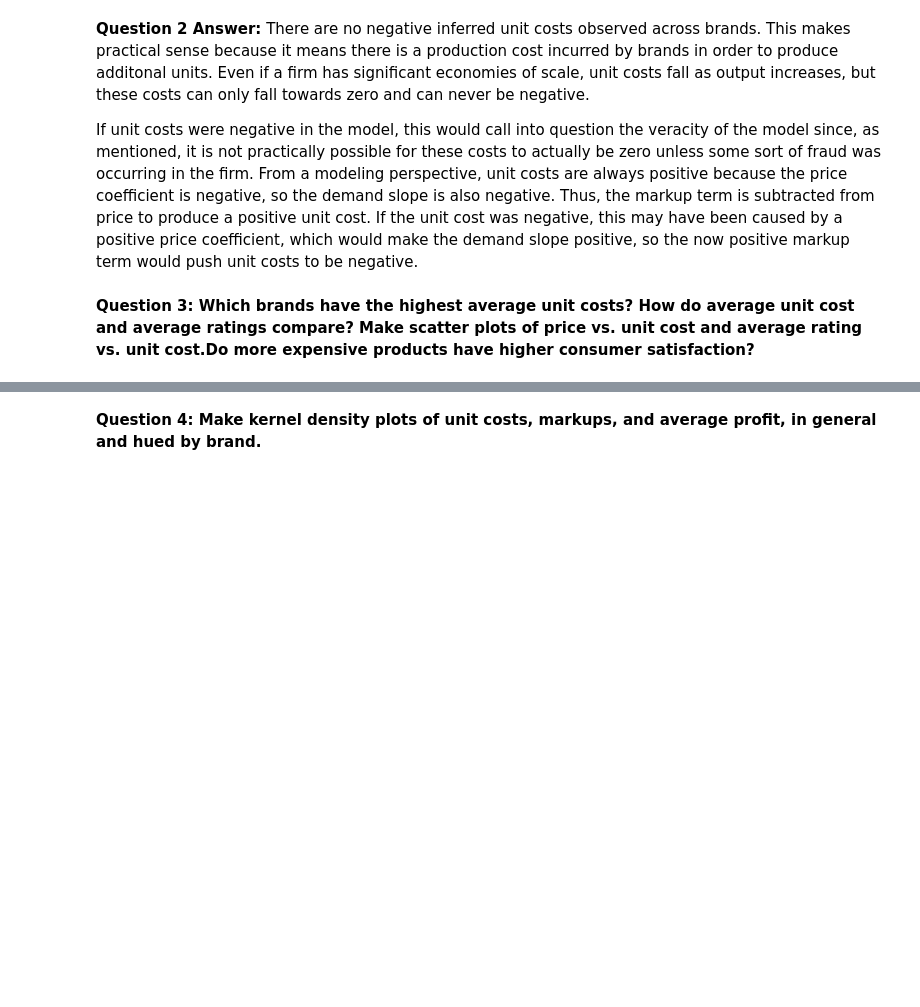
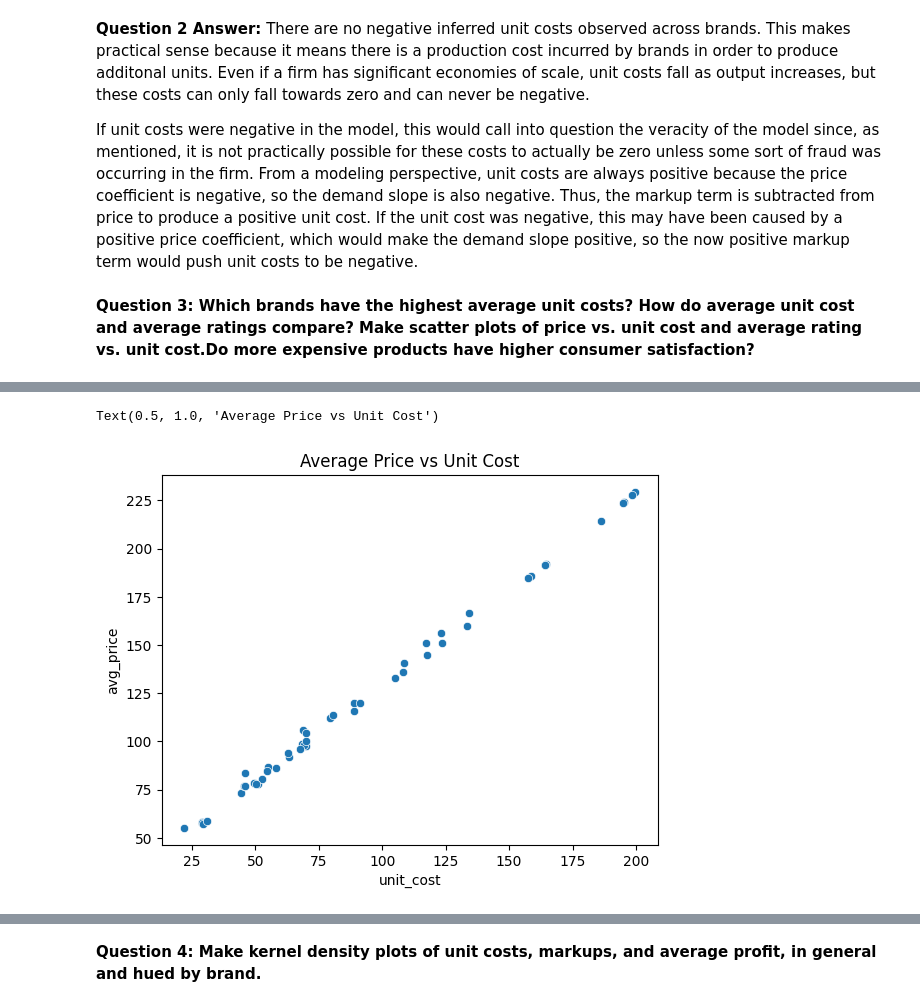
Before and after one commit to shalmalirao/ds3001-project1, a Jupyter notebook: Project2/pricing_analyst.ipynb, the cells around one changed output, grey strips where cells are left out. Saved outputs shown, nothing was run; the diff lists cells and outputs as text; code cells hidden in the pictures; blank space fills up the shorter version.

```diff
--- a/Project2/pricing_analyst.ipynb
+++ b/Project2/pricing_analyst.ipynb
@@ -6,7 +6,7 @@ from sklearn.metrics import r2_score
 import seaborn as sns
 import matplotlib.pyplot as plt
 
-df = pd.read_csv('/Users/nehajagasia/Desktop/ds3001-project1/Project2/air_fryers_clean_brand_year.csv')
+df = pd.read_csv('./air_fryers_clean_brand_year.csv')
 df.head()
 # %% [output]
 |  | category | year | brand | purchase_count | product_count | avg_price | avg_rating | compact_share | ... |
@@ -91,0 +94,6 @@ If unit costs were negative in the model, this would call into question the vera
+# %%
+sns.scatterplot(x=results['unit_cost'], y=df['avg_price'])
+plt.title('Average Price vs Unit Cost')
+# %% [output]
+Text(0.5, 1.0, 'Average Price vs Unit Cost')
+[figure, added]
```
Also changed, not shown: parts of 2 cells of this notebook, 1 other file.
